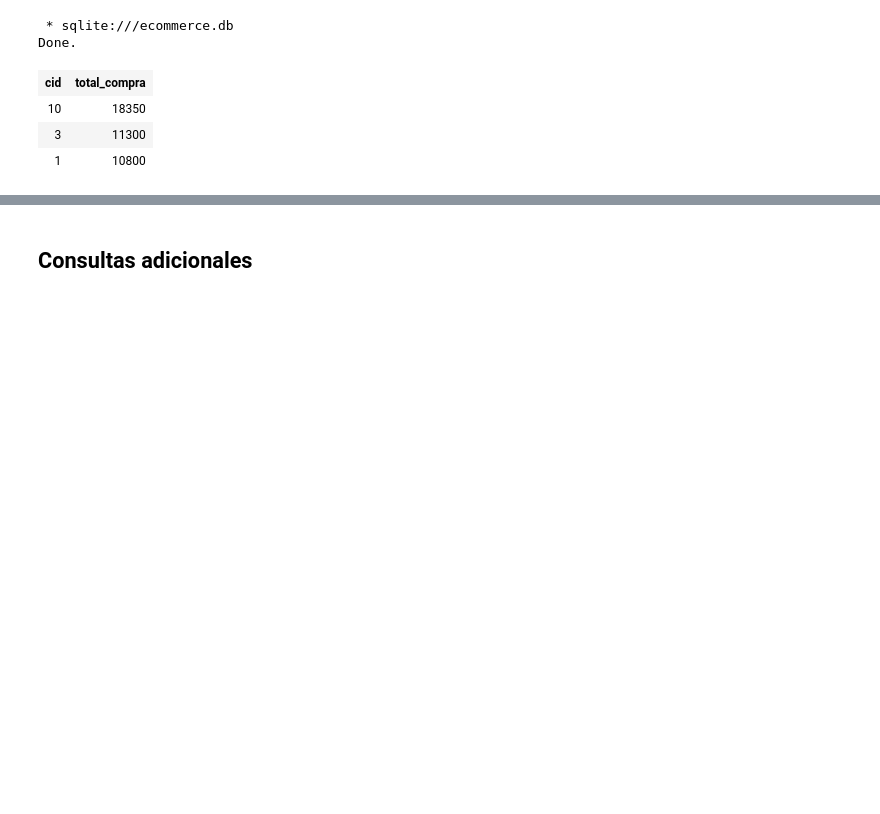
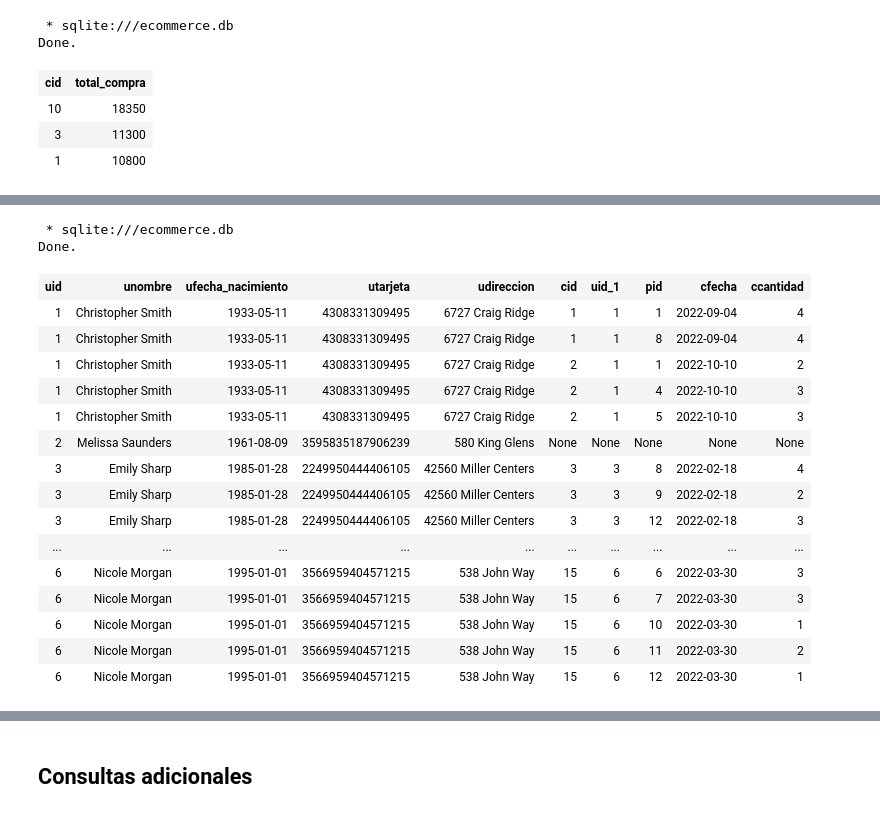
Before and after one commit to alanezz/data-crash-course, a Jupyter notebook: SQL/01 - Introducción a SQL.ipynb, the cells around one changed output, grey strips where cells are left out. Drawn from its saved outputs; the diff is of its cells as text; code cells hidden in the pictures; blank space fills up the shorter version.

Commit message:
add content: left join and with clause

```diff
--- a/SQL/01 - Introducción a SQL.ipynb
+++ b/SQL/01 - Introducción a SQL.ipynb
@@ -1110,0 +1146,23 @@ Done.
+# %%
+%%sql
+SELECT * FROM Usuarios U
+LEFT JOIN Compras C ON U.uid = C.uid
+# %% [output]
+ * sqlite:///ecommerce.db
+Done.
+| uid | unombre | ufecha_nacimiento | utarjeta | udireccion | cid | uid_1 | pid | cfecha | ccantidad |
+| 1 | Christopher Smith | 1933-05-11 | 4308331309495 | 6727 Craig Ridge | 1 | 1 | 1 | 2022-09-04 | 4 |
+| 1 | Christopher Smith | 1933-05-11 | 4308331309495 | 6727 Craig Ridge | 1 | 1 | 8 | 2022-09-04 | 4 |
+| 1 | Christopher Smith | 1933-05-11 | 4308331309495 | 6727 Craig Ridge | 2 | 1 | 1 | 2022-10-10 | 2 |
+| 1 | Christopher Smith | 1933-05-11 | 4308331309495 | 6727 Craig Ridge | 2 | 1 | 4 | 2022-10-10 | 3 |
+| 1 | Christopher Smith | 1933-05-11 | 4308331309495 | 6727 Craig Ridge | 2 | 1 | 5 | 2022-10-10 | 3 |
+| 2 | Melissa Saunders | 1961-08-09 | 3595835187906239 | 580 King Glens | None | None | None | None | None |
+| 3 | Emily Sharp | 1985-01-28 | 2249950444406105 | 42560 Miller Centers | 3 | 3 | 8 | 2022-02-18 | 4 |
+| 3 | Emily Sharp | 1985-01-28 | 2249950444406105 | 42560 Miller Centers | 3 | 3 | 9 | 2022-02-18 | 2 |
+| 3 | Emily Sharp | 1985-01-28 | 2249950444406105 | 42560 Miller Centers | 3 | 3 | 12 | 2022-02-18 | 3 |
+| ... | ... | ... | ... | ... | ... | ... | ... | ... | ... |
+| 6 | Nicole Morgan | 1995-01-01 | 3566959404571215 | 538 John Way | 15 | 6 | 6 | 2022-03-30 | 3 |
+| 6 | Nicole Morgan | 1995-01-01 | 3566959404571215 | 538 John Way | 15 | 6 | 7 | 2022-03-30 | 3 |
+| 6 | Nicole Morgan | 1995-01-01 | 3566959404571215 | 538 John Way | 15 | 6 | 10 | 2022-03-30 | 1 |
+| 6 | Nicole Morgan | 1995-01-01 | 3566959404571215 | 538 John Way | 15 | 6 | 11 | 2022-03-30 | 2 |
+| 6 | Nicole Morgan | 1995-01-01 | 3566959404571215 | 538 John Way | 15 | 6 | 12 | 2022-03-30 | 1 |
```
Also changed, not shown: parts of 10 cells of this notebook, 1 other file.
